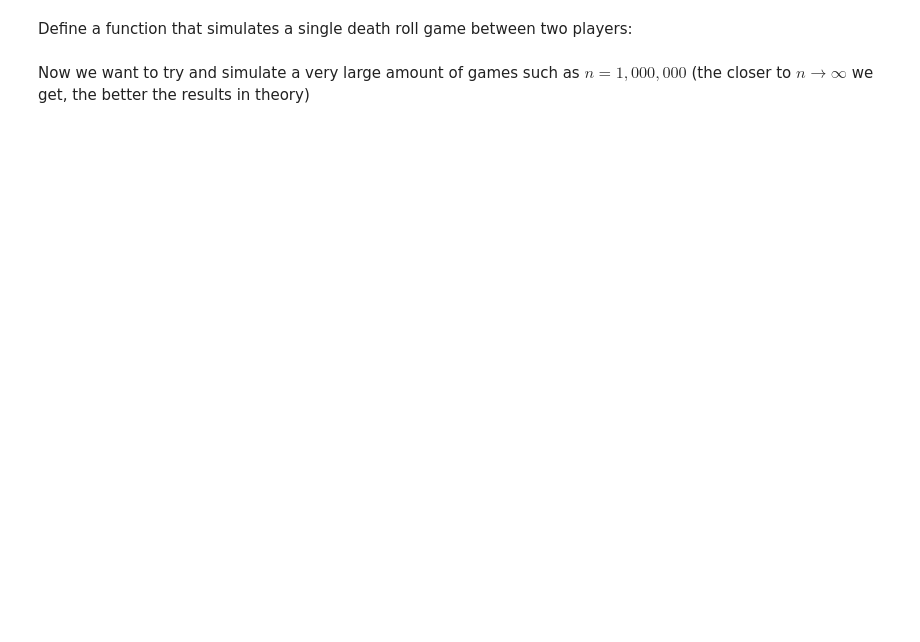
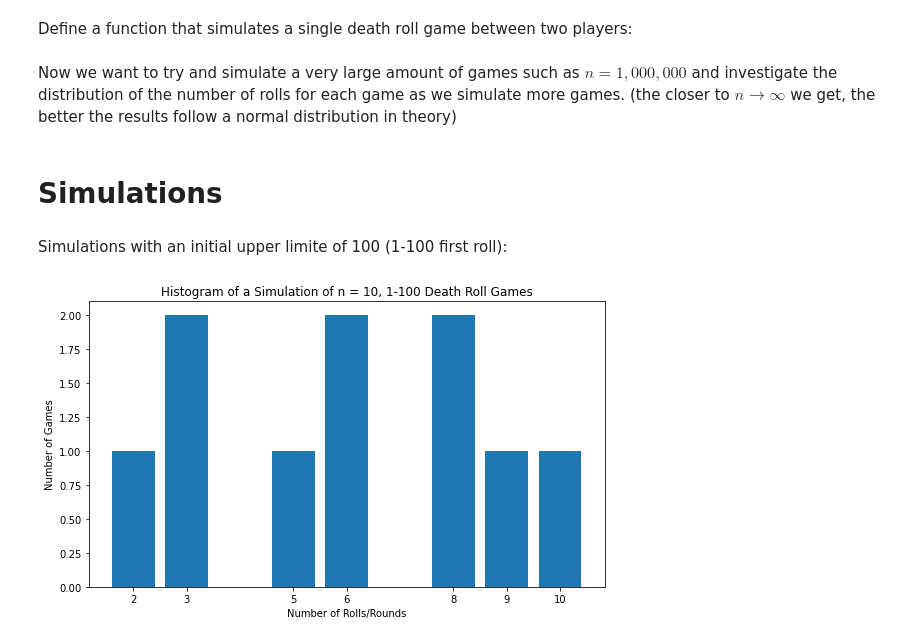
Before and after one commit to SlyZorua/deathroll_analysis, a Jupyter notebook: deathroll_analysis.ipynb, the cells around one changed output. Cells and saved outputs as stored; diff of their text form; code cells hidden in the pictures; blank space fills up the shorter version.

Commit message:
Added more simulations.

```diff
--- a/deathroll_analysis.ipynb
+++ b/deathroll_analysis.ipynb
@@ -47,5 +47,5 @@ def death_roll(initial_upper):
     # Return array containing the winner and the number of rolls/rounds
     return [winner, num_rolls]
 # %% [markdown]
-Now we want to try and simulate a very large amount of games such as $ n = 1,000,000$ (the closer to $n \rightarrow \infty$ we get, the better the results in theory)
+Now we want to try and simulate a very large amount of games such as $ n = 1,000,000$ and investigate the distribution of the number of rolls for each game as we simulate more games. (the closer to $n \rightarrow \infty$ we get, the better the results follow a normal distribution in theory)
 # %%
@@ -94,0 +99,8 @@ def simulate_death_roll(initial_upper, n):
+# %% [markdown]
+# Simulations
+# %% [markdown]
+Simulations with an initial upper limite of 100 (1-100 first roll):
+# %%
+simulate_death_roll(100, 10, True, False)
+# %% [output]
+[figure, added]
```
Also changed, not shown: parts of 18 cells of this notebook.
